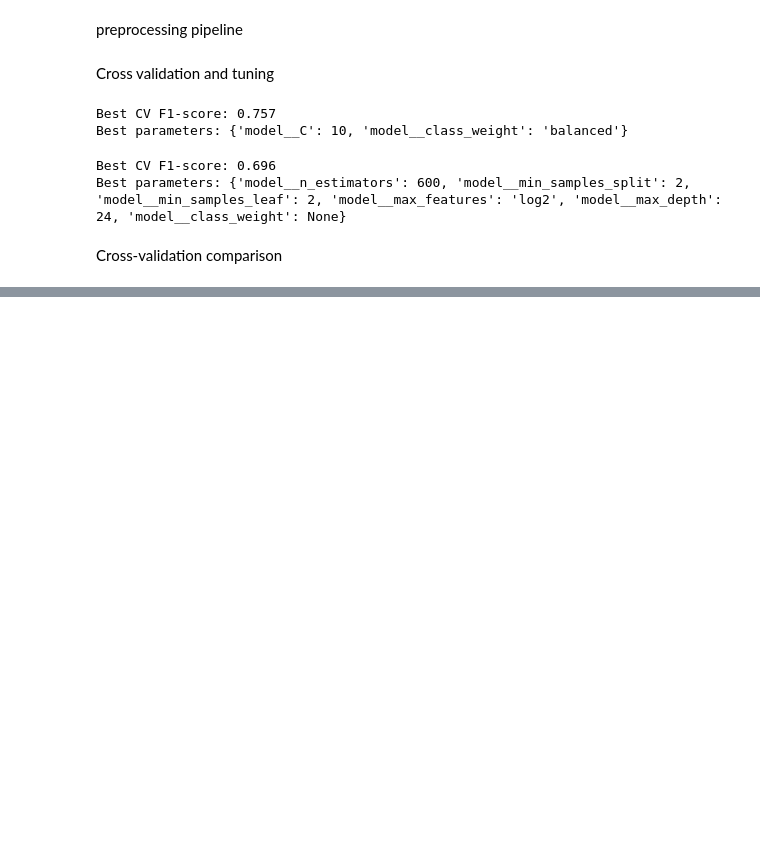
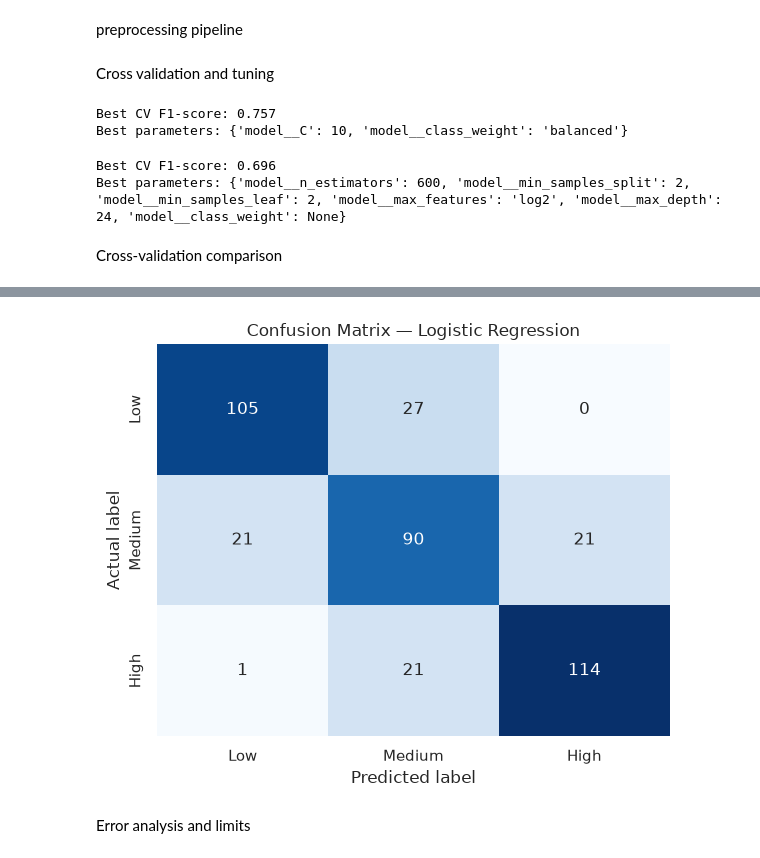
Before and after one commit to elgmouriabderrahim/student-mental-health-risk-prediction, a Jupyter notebook: notebooks/04_optimization_and_evaluation.ipynb, the cells around one changed output, grey strips where cells are left out. Drawn from its saved outputs; the diff is of its cells as text; code cells hidden in the pictures; blank space fills up the shorter version.

Commit message:
feat(optimization): compare models and evaluate test data

```diff
--- a/notebooks/04_optimization_and_evaluation.ipynb
+++ b/notebooks/04_optimization_and_evaluation.ipynb
@@ -202,3 +202,28 @@ Best CV F1-score: 0.696
 Best parameters: {'model__n_estimators': 600, 'model__min_samples_split': 2, 'model__min_samples_leaf': 2, 'model__max_features': 'log2', 'model__max_depth': 24, 'model__class_weight': None}
 # %% [markdown]
 Cross-validation comparison
+# %%
+searches = {
+    "Logistic Regression": logistic_search,
+    "Random Forest": forest_search,
+}
+
+cv_results = []
+
+for name, search in searches.items():
+    index = search.best_index_
+
+    cv_results.append({
+        "Model": name,
+        "Accuracy": search.cv_results_["mean_test_accuracy"][index],
+        "Precision (macro)": search.cv_results_["mean_test_precision_macro"][index],
+        "Recall (macro)": search.cv_results_["mean_test_recall_macro"][index],
+        "F1-score (macro)": search.cv_results_["mean_test_f1_macro"][index],
+        "ROC-AUC (OvR macro)": search.cv_results_["mean_test_roc_auc_ovr"][index],
+    })
+
+comparison = pd.DataFrame(cv_results).sort_values(
+    "F1-score (macro)", ascending=False
+)
+
+display(comparison.round(3))
@@ -204,0 +280,24 @@ Cross-validation comparison
+# %%
+# Confusion matrix
+matrix = confusion_matrix(y_test, y_pred, labels=[0, 1, 2])
+
+plt.figure(figsize=(6, 5))
+sns.heatmap(
+    matrix,
+    annot=True,
+    fmt="d",
+    cmap="Blues",
+    cbar=False,
+    xticklabels=CLASS_NAMES,
+    yticklabels=CLASS_NAMES
+)
+
+plt.title(f"Confusion Matrix — {best_name}")
+plt.xlabel("Predicted label")
+plt.ylabel("Actual label")
+plt.tight_layout()
+plt.show()
+# %% [output]
+[figure, added]
+# %% [markdown]
+Error analysis and limits
```
Also changed, not shown: parts of 3 cells of this notebook.
